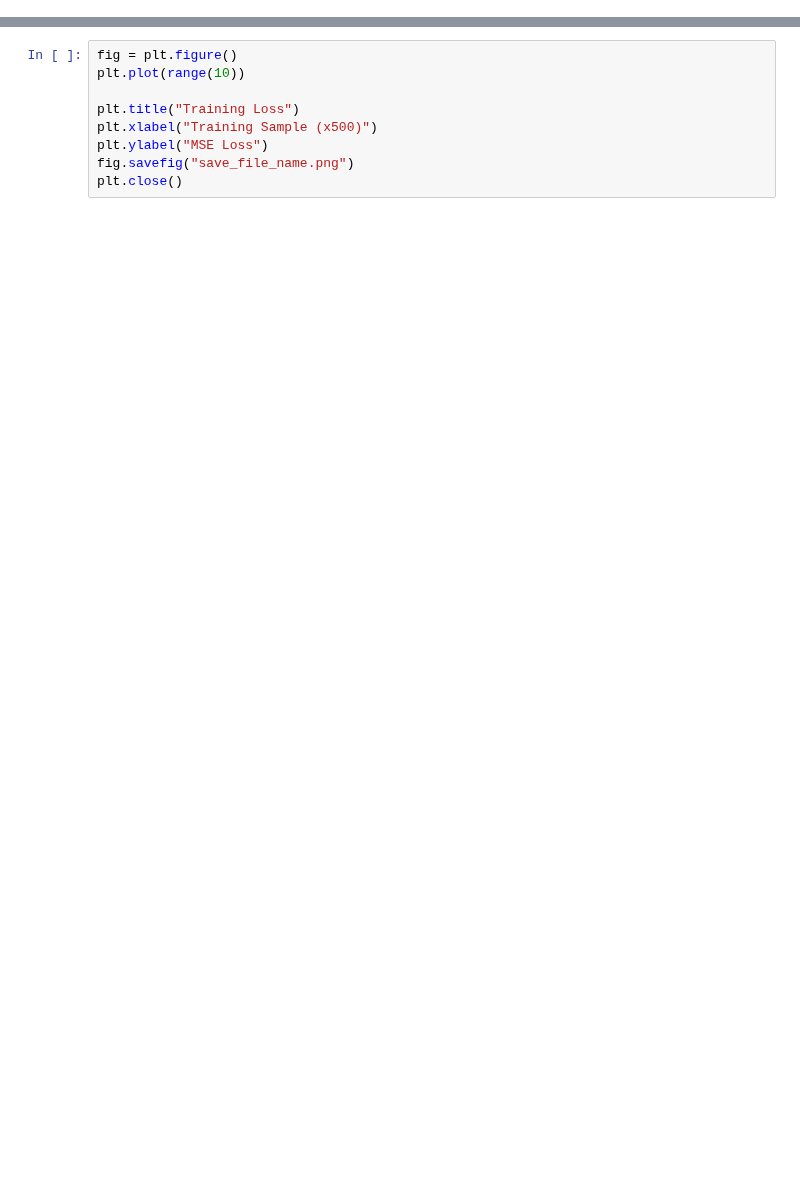
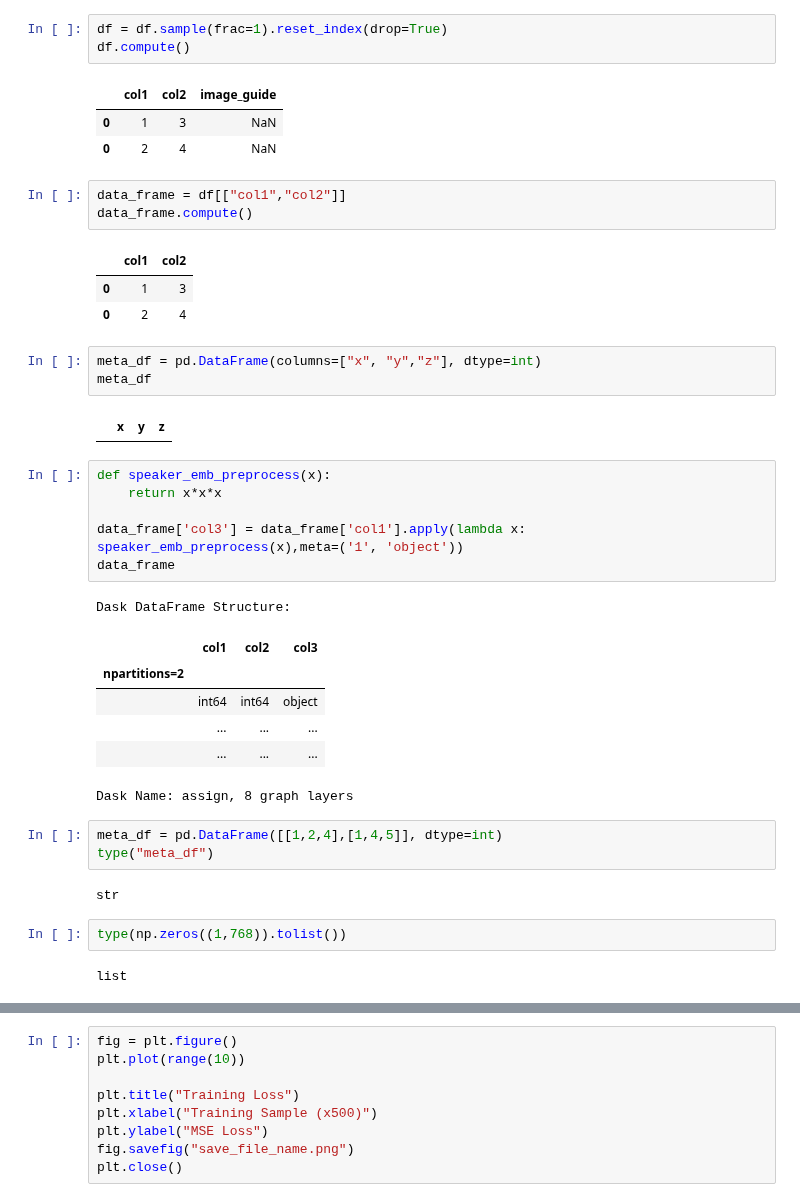
Before and after one commit to AhmedGamal411/DiffusionSpeech2Face, a Jupyter notebook: test.ipynb, the cells around one changed output, grey strips where cells are left out. Drawn from its saved outputs; the diff is of its cells as text; blank space fills up the shorter version.

```diff
--- a/test.ipynb
+++ b/test.ipynb
@@ -0,0 +47,42 @@
+# %%
+df = df.sample(frac=1).reset_index(drop=True)
+df.compute()
+# %% [output]
+|  | col1 | col2 | image_guide |
+| 0 | 1 | 3 | NaN |
+| 0 | 2 | 4 | NaN |
+# %%
+data_frame = df[["col1","col2"]]
+data_frame.compute()
+# %% [output]
+|  | col1 | col2 |
+| 0 | 1 | 3 |
+| 0 | 2 | 4 |
+# %%
+meta_df = pd.DataFrame(columns=["x", "y","z"], dtype=int)
+meta_df
+# %% [output]
+|  | x | y | z |
+# %%
+def speaker_emb_preprocess(x):
+    return x*x*x
+
+data_frame['col3'] = data_frame['col1'].apply(lambda x: speaker_emb_preprocess(x),meta=('1', 'object'))
+data_frame
+# %% [output]
+Dask DataFrame Structure:
+|  | col1 | col2 | col3 |
+| npartitions=2 |  |  |  |
+|  | int64 | int64 | object |
+|  | ... | ... | ... |
+|  | ... | ... | ... |
+Dask Name: assign, 8 graph layers
+# %%
+meta_df = pd.DataFrame([[1,2,4],[1,4,5]], dtype=int)
+type("meta_df")
+# %% [output]
+str
+# %%
+type(np.zeros((1,768)).tolist())
+# %% [output]
+list
```
Also changed, not shown: parts of 20 cells of this notebook, 7 other files.
